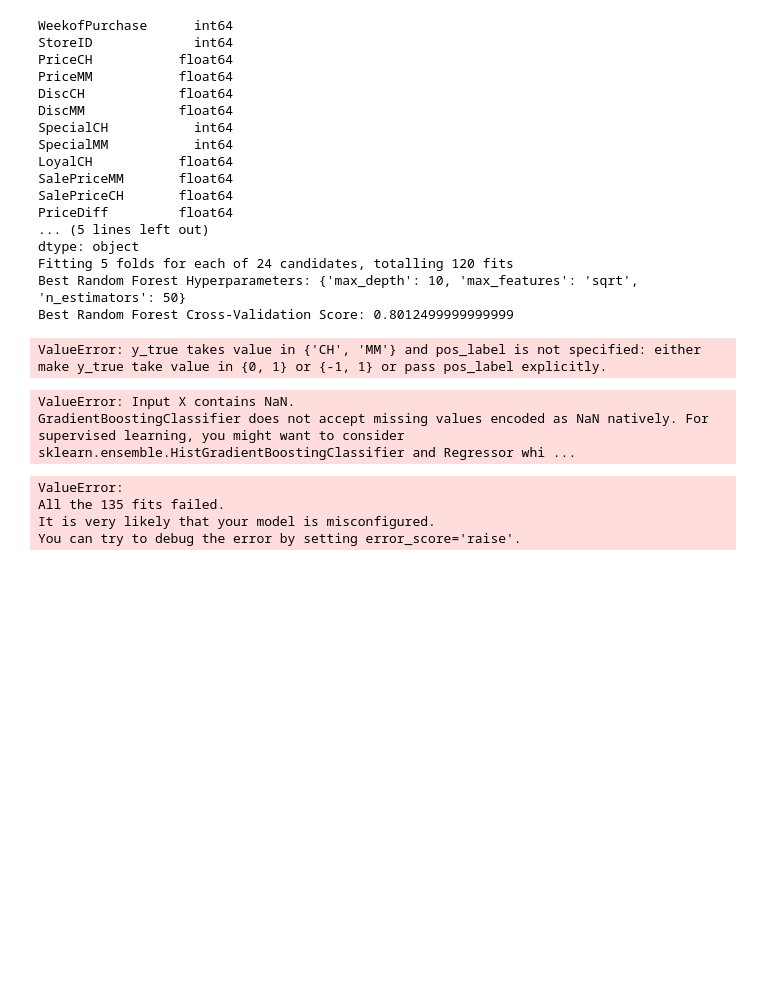
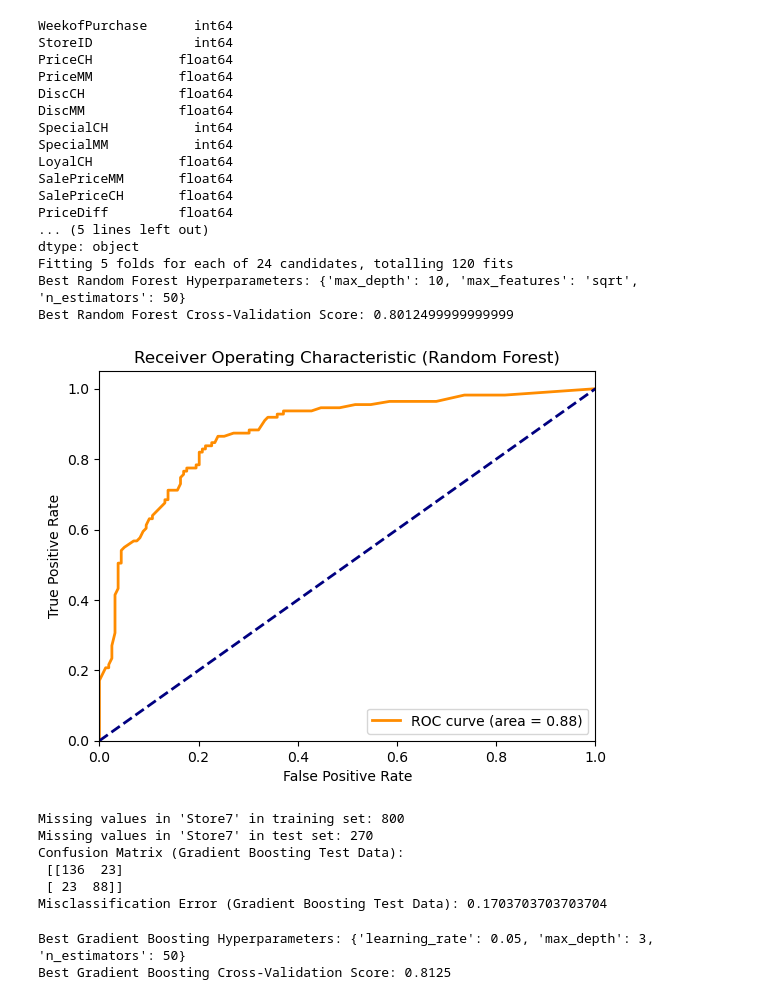
Before and after one commit to jgb23002/code_2600, a Jupyter notebook: Homework4.ipynb, the cells around one changed output. Saved outputs shown, nothing was run; the diff lists cells and outputs as text; code cells hidden in the pictures; blank space fills up the shorter version.

```diff
--- a/Homework4.ipynb
+++ b/Homework4.ipynb
@@ -273,70 +219,82 @@ Best Random Forest Cross-Validation Score: 0.8012499999999999
 # %%
 #Q3-J
 from sklearn.metrics import roc_curve, auc
 import matplotlib.pyplot as plt
+from sklearn.preprocessing import LabelEncoder
 
-# Get the probability of positive class
+label_encoder = LabelEncoder()
+y_test_encoded = label_encoder.fit_transform(y_test)
 y_probs_rf = rf_model.predict_proba(X_test)[:, 1]
-
-# Compute ROC curve
-fpr, tpr, _ = roc_curve(y_test, y_probs_rf)
+fpr, tpr, _ = roc_curve(y_test_encoded, y_probs_rf)
 roc_auc = auc(fpr, tpr)
 
-# Plot ROC curve
 plt.figure()
 plt.plot(fpr, tpr, color='darkorange', lw=2, label=f'ROC curve (area = {roc_auc:.2f})')
 plt.plot([0, 1], [0, 1], color='navy', lw=2, linestyle='--')
 plt.xlim([0.0, 1.0])
 plt.ylim([0.0, 1.05])
 plt.xlabel('False Positive Rate')
 plt.ylabel('True Positive Rate')
 plt.title('Receiver Operating Characteristic (Random Forest)')
 plt.legend(loc="lower right")
 plt.show()
 # %% [output]
-ValueError: y_true takes value in {'CH', 'MM'} and pos_label is not specified: either make y_true take value in {0, 1} or {-1, 1} or pass pos_label explicitly.
+[figure, added]
 # %%
 #Q3-K
+from sklearn.impute import SimpleImputer
 from sklearn.ensemble import GradientBoostingClassifier
+from sklearn.metrics import confusion_matrix
+import numpy as np
 
-# Initialize the Gradient Boosting model
+
+print("Missing values in 'Store7' in training set:", X_train['Store7'].isnull().sum())
+print("Missing values in 'Store7' in test set:", X_test['Store7'].isnull().sum())
+
+X_train = X_train.drop(columns=['Store7'])
+X_test = X_test.drop(columns=['Store7'])
+imputer = SimpleImputer(strategy='mean')
+X_train_imputed = imputer.fit_transform(X_train)
+X_test_imputed = imputer.transform(X_test)
 gb_model = GradientBoostingClassifier(random_state=42)
-gb_model.fit(X_train, y_train)
-
-# Predict on the test data
-y_test_pred_gb = gb_model.predict(X_test)
-
-# Confusion matrix for test data
+gb_model.fit(X_train_imputed, y_train)
+y_test_pred_gb = gb_model.predict(X_test_imputed)
 cm_test_gb = confusion_matrix(y_test, y_test_pred_gb)
-
-# Misclassification error on test data
 misclassification_test_gb = 1 - np.trace(cm_test_gb) / np.sum(cm_test_gb)
 
 print("Confusion Matrix (Gradient Boosting Test Data):\n", cm_test_gb)
 print(f"Misclassification Error (Gradient Boosting Test Data): {misclassification_test_gb}")
 # %% [output]
-ValueError: Input X contains NaN.
-GradientBoostingClassifier does not accept missing values encoded as NaN natively. For supervised learning, you might want to consider sklearn.ensemble.HistGradientBoostingClassifier and Regressor whi ...
+Missing values in 'Store7' in training set: 800
+Missing values in 'Store7' in test set: 270
+Confusion Matrix (Gradient Boosting Test Data):
+ [[136  23]
+ [ 23  88]]
+Misclassification Error (Gradient Boosting Test Data): 0.1703703703703704
 # %%
 #Q3-L
-# Define the parameter grid for Gradient Boosting
+from sklearn.impute import SimpleImputer
+from sklearn.model_selection import GridSearchCV
+from sklearn.ensemble import GradientBoostingClassifier
+import numpy as np
+
+imputer = SimpleImputer(strategy='mean')
+X_train_imputed = imputer.fit_transform(X_train)
+X_test_imputed = imputer.transform(X_test)
+
 gb_param_grid = {
     'n_estimators': [50, 100, 200],
     'learning_rate': [0.05, 0.1, 0.2],
     'max_depth': [3, 5, 7]
 }
 
-# Set up GridSearchCV for Gradient Boosting
 gb_grid_search = GridSearchCV(GradientBoostingClassifier(random_state=42), gb_param_grid, cv=5, scoring='accuracy')
-gb_grid_search.fit(X_train, y_train)
+gb_grid_search.fit(X_train_imputed, y_train)
 
-# Output the best parameters
 print(f"Best Gradient Boosting Hyperparameters: {gb_grid_search.best_params_}")
 print(f"Best Gradient Boosting Cross-Validation Score: {gb_grid_search.best_score_}")
 # %% [output]
-ValueError:
-All the 135 fits failed.
-It is very likely that your model is misconfigured.
-You can try to debug the error by setting error_score='raise'.
+Best Gradient Boosting Hyperparameters: {'learning_rate': 0.05, 'max_depth': 3, 'n_estimators': 50}
+Best Gradient Boosting Cross-Validation Score: 0.8125
 # %%
 #Q3-M
```
Also changed, not shown: parts of 11 cells of this notebook.
